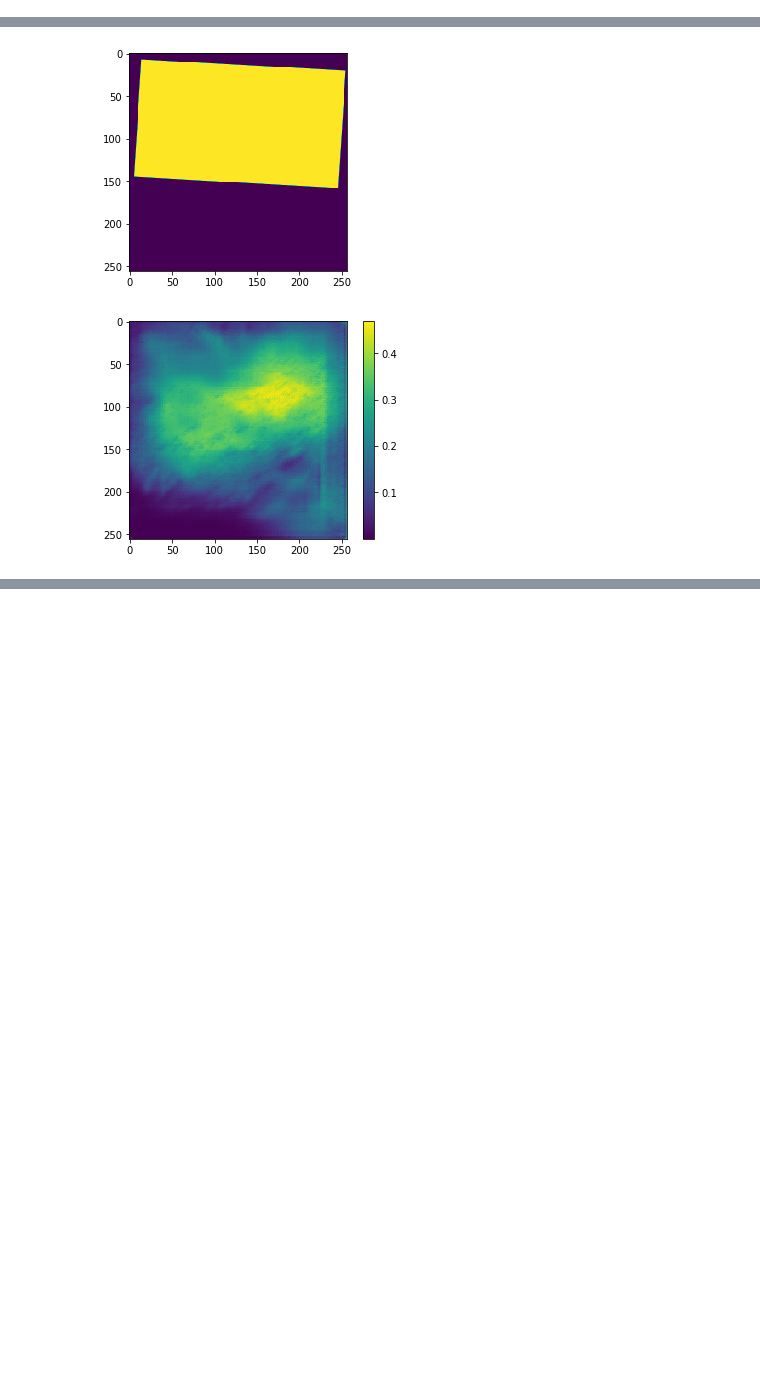
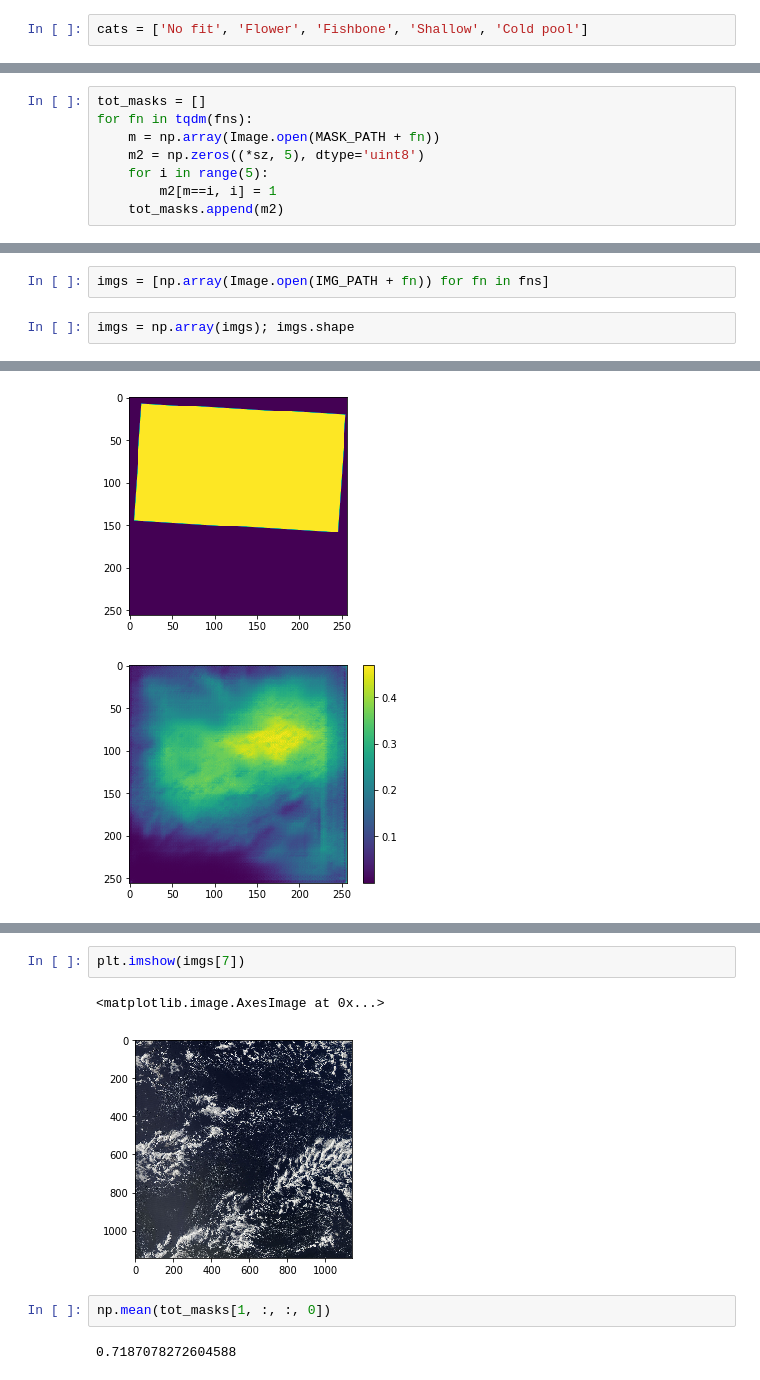
Before and after one commit to raspstephan/sugar-flower-fish-or-gravel, a Jupyter notebook: segmentation.ipynb, the cells around one changed output, grey strips where cells are left out. Drawn from its saved outputs; the diff is of its cells as text; blank space fills up the shorter version.

```diff
--- a/segmentation.ipynb
+++ b/segmentation.ipynb
@@ -112,3 +108,5 @@ cats
+# %%
+cats = ['No fit', 'Flower', 'Fishbone', 'Shallow', 'Cold pool']
 # %%
 cat2id = {c: i for i, c in enumerate(cats)}
 # %% [markdown]
@@ -167,3 +165,11 @@ for fn in tqdm(fns):
     imageio.imsave(MASK_PATH + fn[:-4] + '_mask_shallow.png', m2)
 # %% [output]
 [interactive output not drawn]
+# %%
+tot_masks = []
+for fn in tqdm(fns):
+    m = np.array(Image.open(MASK_PATH + fn))
+    m2 = np.zeros((*sz, 5), dtype='uint8')
+    for i in range(5):
+        m2[m==i, i] = 1
+    tot_masks.append(m2)
@@ -169,0 +182,4 @@ for fn in tqdm(fns):
+# %%
+imgs = [np.array(Image.open(IMG_PATH + fn)) for fn in fns]
+# %%
+imgs = np.array(imgs); imgs.shape
@@ -403,0 +601,9 @@ plt.imshow(preds[i, :, :, 0]); plt.colorbar(); plt.show()
+# %%
+plt.imshow(imgs[7])
+# %% [output]
+<matplotlib.image.AxesImage at 0x...>
+[figure, added]
+# %%
+np.mean(tot_masks[1, :, :, 0])
+# %% [output]
+0.7187078272604588
```
Also changed, not shown: parts of 54 cells of this notebook.
